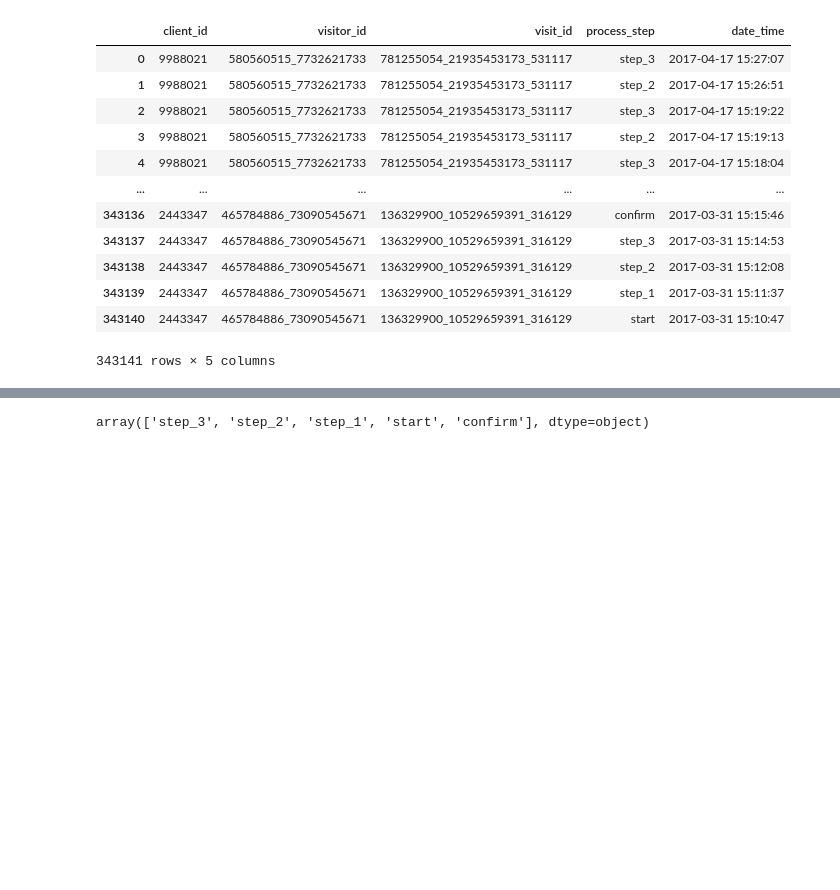
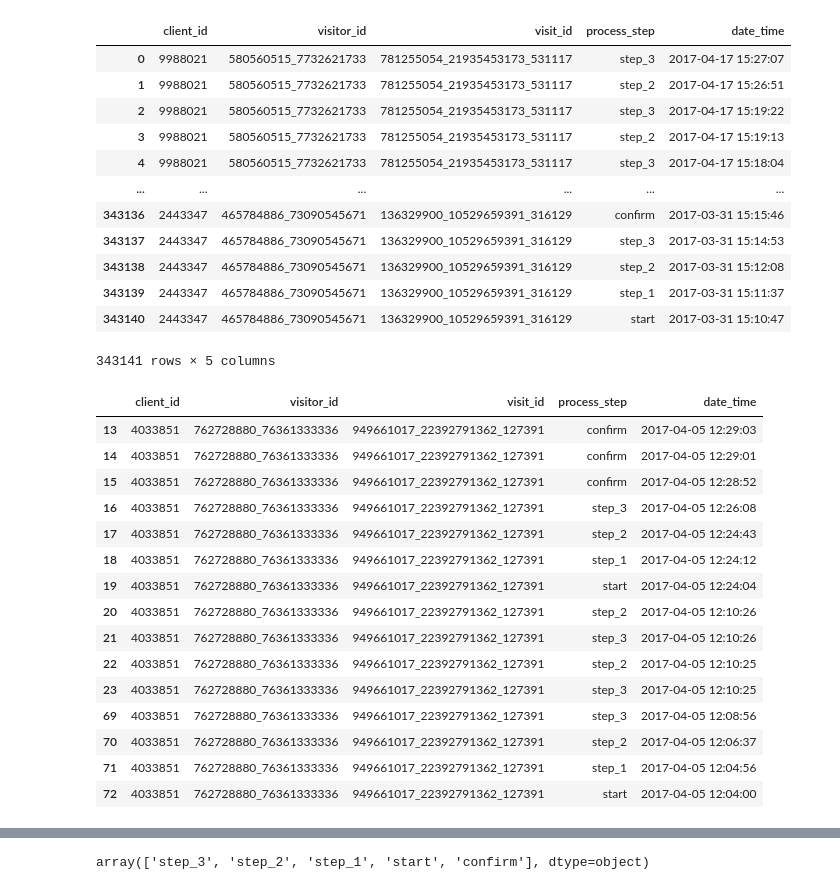
Before and after one commit to JorgeMMLRodrigues/vanguard_project, a Jupyter notebook: Main.ipynb, the cells around one changed output, grey strips where cells are left out. Saved outputs shown, nothing was run; the diff lists cells and outputs as text; code cells hidden in the pictures; blank space fills up the shorter version.

```diff
--- a/Main.ipynb
+++ b/Main.ipynb
@@ -524,6 +517,27 @@ df_final_web_data_pt_1
 | 343139 | 2443347 | 465784886_73090545671 | 136329900_10529659391_316129 | step_1 | 2017-03-31 15:11:37 |
 | 343140 | 2443347 | 465784886_73090545671 | 136329900_10529659391_316129 | start | 2017-03-31 15:10:47 |
 343141 rows × 5 columns
+# %%
+client_4033851 = df_final_web_data_pt_1[df_final_web_data_pt_1['client_id'] == 4033851].copy()
+# %%
+client_4033851
+# %% [output]
+|  | client_id | visitor_id | visit_id | process_step | date_time |
+| 13 | 4033851 | 762728880_76361333336 | 949661017_22392791362_127391 | confirm | 2017-04-05 12:29:03 |
+| 14 | 4033851 | 762728880_76361333336 | 949661017_22392791362_127391 | confirm | 2017-04-05 12:29:01 |
+| 15 | 4033851 | 762728880_76361333336 | 949661017_22392791362_127391 | confirm | 2017-04-05 12:28:52 |
+| 16 | 4033851 | 762728880_76361333336 | 949661017_22392791362_127391 | step_3 | 2017-04-05 12:26:08 |
+| 17 | 4033851 | 762728880_76361333336 | 949661017_22392791362_127391 | step_2 | 2017-04-05 12:24:43 |
+| 18 | 4033851 | 762728880_76361333336 | 949661017_22392791362_127391 | step_1 | 2017-04-05 12:24:12 |
+| 19 | 4033851 | 762728880_76361333336 | 949661017_22392791362_127391 | start | 2017-04-05 12:24:04 |
+| 20 | 4033851 | 762728880_76361333336 | 949661017_22392791362_127391 | step_2 | 2017-04-05 12:10:26 |
+| 21 | 4033851 | 762728880_76361333336 | 949661017_22392791362_127391 | step_3 | 2017-04-05 12:10:26 |
+| 22 | 4033851 | 762728880_76361333336 | 949661017_22392791362_127391 | step_2 | 2017-04-05 12:10:25 |
+| 23 | 4033851 | 762728880_76361333336 | 949661017_22392791362_127391 | step_3 | 2017-04-05 12:10:25 |
+| 69 | 4033851 | 762728880_76361333336 | 949661017_22392791362_127391 | step_3 | 2017-04-05 12:08:56 |
+| 70 | 4033851 | 762728880_76361333336 | 949661017_22392791362_127391 | step_2 | 2017-04-05 12:06:37 |
+| 71 | 4033851 | 762728880_76361333336 | 949661017_22392791362_127391 | step_1 | 2017-04-05 12:04:56 |
+| 72 | 4033851 | 762728880_76361333336 | 949661017_22392791362_127391 | start | 2017-04-05 12:04:00 |
 # %%
 # year, month, day
 # %%
```
Also changed, not shown: parts of 26 cells of this notebook.
